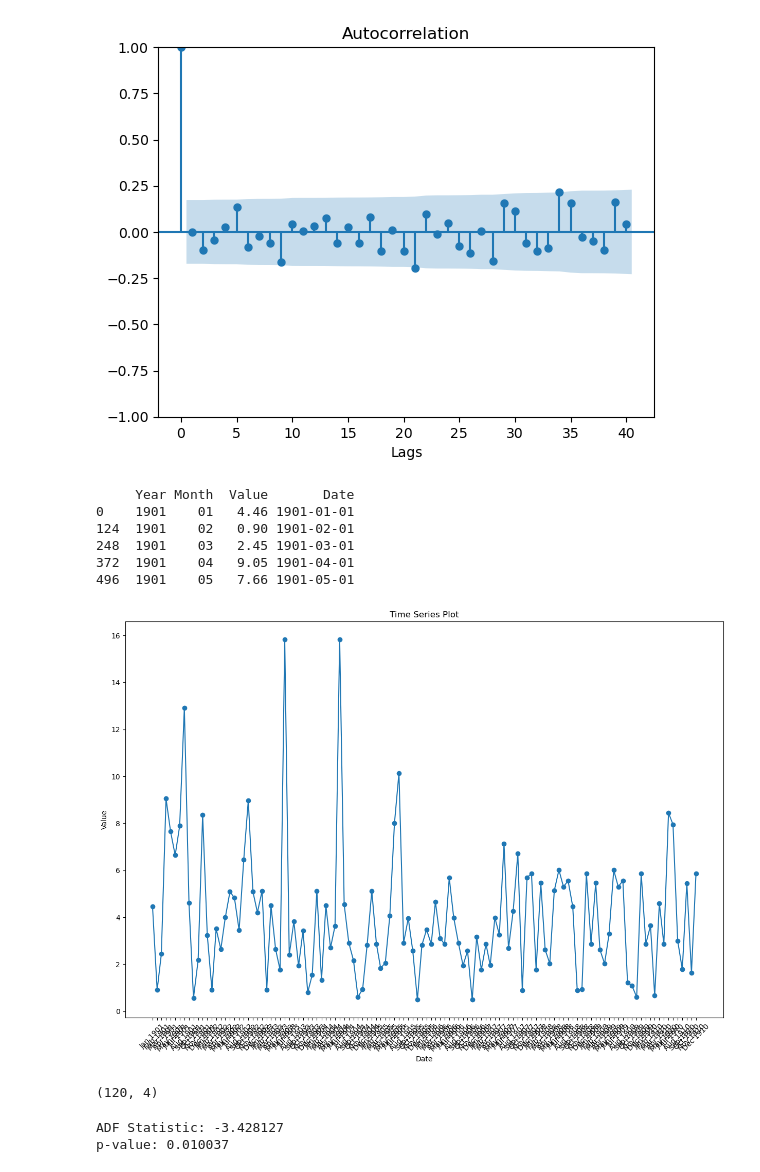
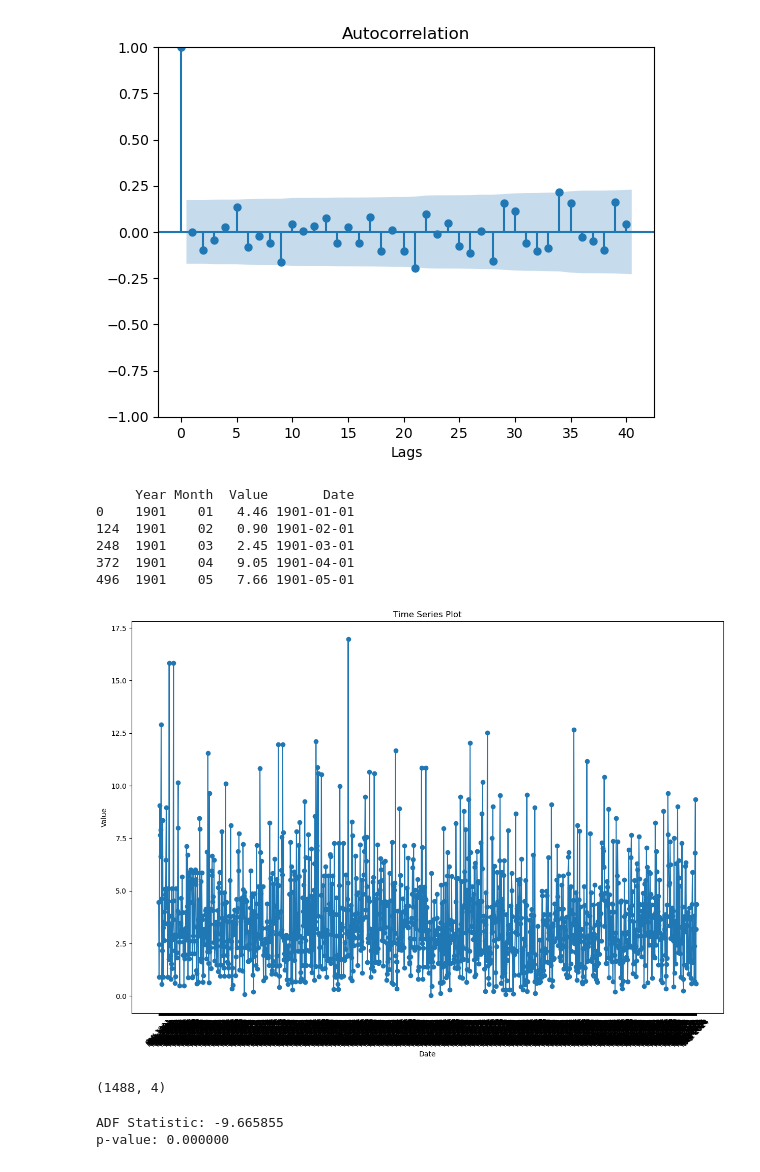
Before and after one commit to phipyao/ds4002-project-2, a Jupyter notebook: SCRIPTS/code.ipynb, the cells around one changed output. Drawn from its saved outputs; the diff is of its cells as text; code cells hidden in the pictures.

```diff
--- a/SCRIPTS/code.ipynb
+++ b/SCRIPTS/code.ipynb
@@ -198,44 +203,44 @@ df_long['Month'] = df_long['Month'].map(month_map)
 df_long['Date'] = pd.to_datetime(df_long['Year'].astype(str) + df_long['Month'], format='%Y%m')
 
 df_long = df_long.sort_values("Date")
 
-df_long = df_long[:120]
+# df_long = df_long[:120]
 # Plotting
 plt.figure(figsize=(15, 10))
 plt.plot(df_long['Date'], df_long['Value'], marker='o')
 
 print(df_long.head())
 
 plt.gca().set_xticks(df_long['Date'])  # Set x-axis ticks to correspond to each date
 plt.gca().set_xticklabels(df_long['Date'].dt.strftime('%b %Y'))  # Format as "Month Year" (e.g., "Jan 1900")
 
 # Adding labels and title
 plt.xlabel('Date')
 plt.ylabel('Value')
 plt.title('Time Series Plot')
 
 # Rotate x-axis labels for better readability
 plt.xticks(rotation=45)
 
 plt.show()
 df_long.shape
 # %% [output]
      Year Month  Value       Date
 0    1901    01   4.46 1901-01-01
 124  1901    02   0.90 1901-02-01
 248  1901    03   2.45 1901-03-01
 372  1901    04   9.05 1901-04-01
 496  1901    05   7.66 1901-05-01
-[figure, old version]
+[figure, new version]
-(120, 4)
+(1488, 4)
 # %%
 adf_test = adfuller(df_long['Value'])
 # Output the results
 print('ADF Statistic: %f' % adf_test[0])
 print('p-value: %f' % adf_test[1])
 # %% [output]
-ADF Statistic: -3.428127
-p-value: 0.010037
+ADF Statistic: -9.665855
+p-value: 0.000000
 # %%
 plot_acf(df_long['Value'], lags=40)
 plot_pacf(df_long['Value'], lags=25)
```
Also changed, not shown: parts of 7 cells of this notebook.
